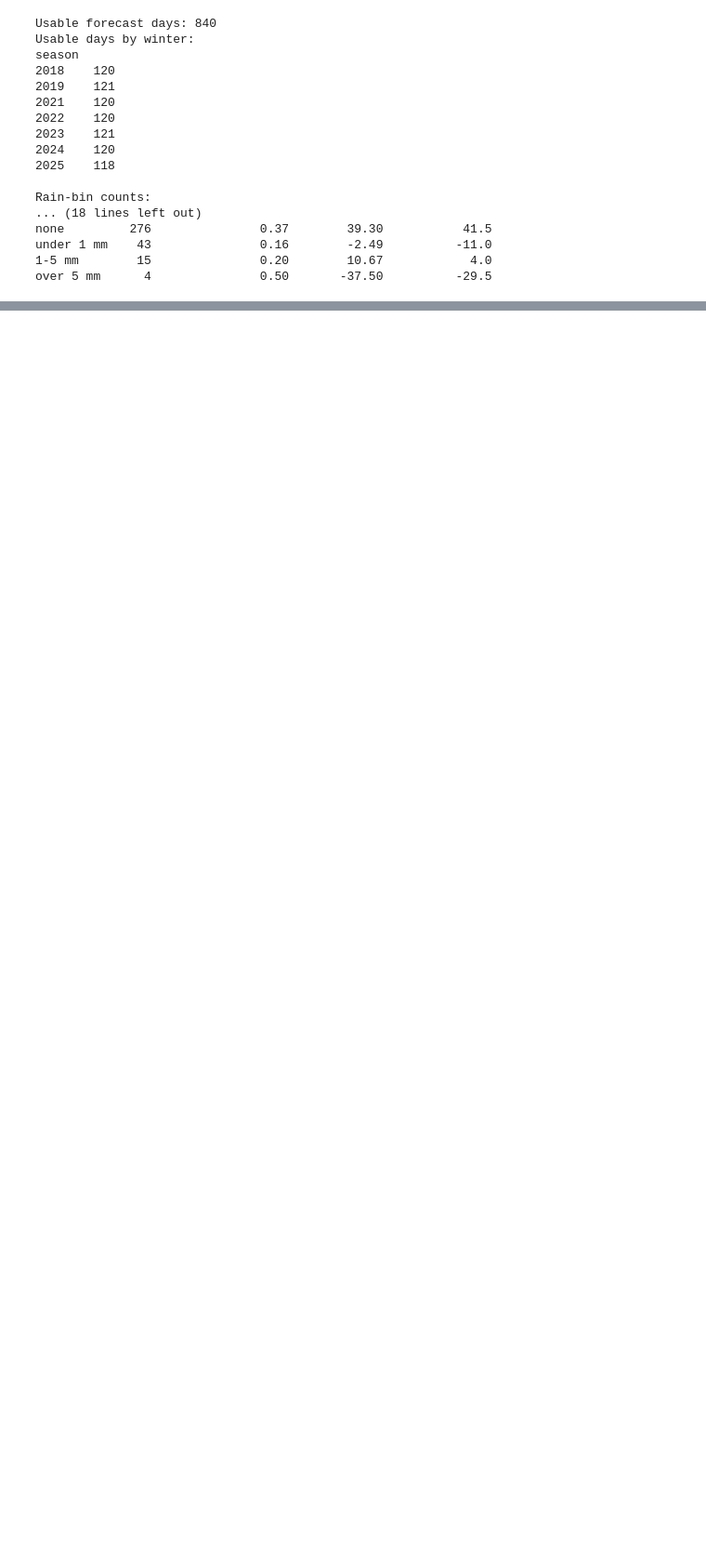
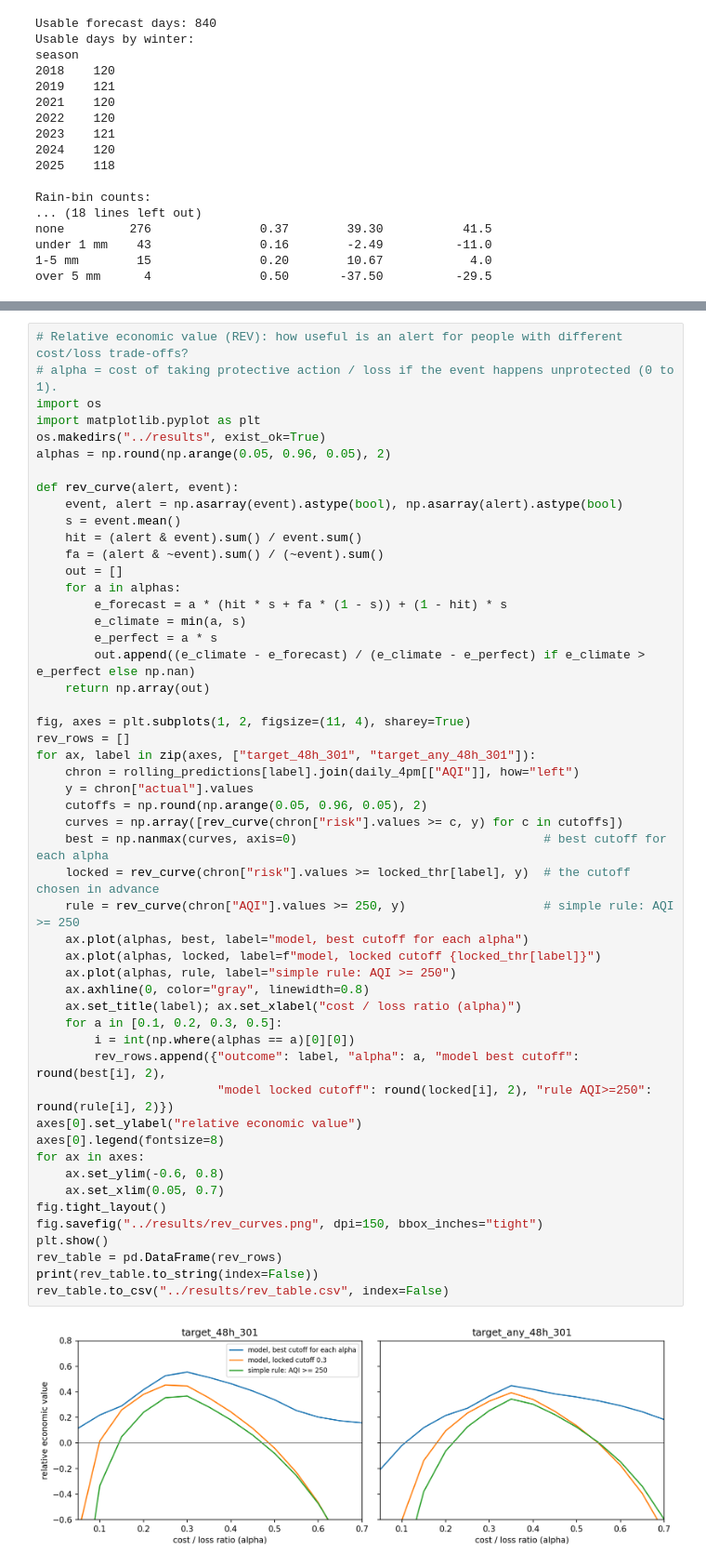
Before and after one commit to texas-ctrl/Delhi-aqi-forecasting, a Jupyter notebook: notebooks/03_baselines_and_models.ipynb, the cells around one changed output, grey strips where cells are left out. Shown at 93% size. Cells and saved outputs as stored; diff of their text form; blank space fills up the shorter version.

Commit message:
Add clearance and decision value analyses

```diff
--- a/notebooks/03_baselines_and_models.ipynb
+++ b/notebooks/03_baselines_and_models.ipynb
@@ -1088,0 +1143,53 @@ over 5 mm      4               0.50       -37.50          -29.5
+# %%
+# Relative economic value (REV): how useful is an alert for people with different cost/loss trade-offs?
+# alpha = cost of taking protective action / loss if the event happens unprotected (0 to 1).
+import os
+import matplotlib.pyplot as plt
+os.makedirs("../results", exist_ok=True)
+alphas = np.round(np.arange(0.05, 0.96, 0.05), 2)
+
+def rev_curve(alert, event):
+    event, alert = np.asarray(event).astype(bool), np.asarray(alert).astype(bool)
+    s = event.mean()
+    hit = (alert & event).sum() / event.sum()
+    fa = (alert & ~event).sum() / (~event).sum()
+    out = []
+    for a in alphas:
+        e_forecast = a * (hit * s + fa * (1 - s)) + (1 - hit) * s
+        e_climate = min(a, s)
+        e_perfect = a * s
+        out.append((e_climate - e_forecast) / (e_climate - e_perfect) if e_climate > e_perfect else np.nan)
+    return np.array(out)
+
+fig, axes = plt.subplots(1, 2, figsize=(11, 4), sharey=True)
+rev_rows = []
+for ax, label in zip(axes, ["target_48h_301", "target_any_48h_301"]):
+    chron = rolling_predictions[label].join(daily_4pm[["AQI"]], how="left")
+    y = chron["actual"].values
+    cutoffs = np.round(np.arange(0.05, 0.96, 0.05), 2)
+    curves = np.array([rev_curve(chron["risk"].values >= c, y) for c in cutoffs])
+    best = np.nanmax(curves, axis=0)                                  # best cutoff for each alpha
+    locked = rev_curve(chron["risk"].values >= locked_thr[label], y)  # the cutoff chosen in advance
+    rule = rev_curve(chron["AQI"].values >= 250, y)                   # simple rule: AQI >= 250
+    ax.plot(alphas, best, label="model, best cutoff for each alpha")
+    ax.plot(alphas, locked, label=f"model, locked cutoff {locked_thr[label]}")
+    ax.plot(alphas, rule, label="simple rule: AQI >= 250")
+    ax.axhline(0, color="gray", linewidth=0.8)
+    ax.set_title(label); ax.set_xlabel("cost / loss ratio (alpha)")
+    for a in [0.1, 0.2, 0.3, 0.5]:
+        i = int(np.where(alphas == a)[0][0])
+        rev_rows.append({"outcome": label, "alpha": a, "model best cutoff": round(best[i], 2),
+                         "model locked cutoff": round(locked[i], 2), "rule AQI>=250": round(rule[i], 2)})
+axes[0].set_ylabel("relative economic value")
+axes[0].legend(fontsize=8)
+for ax in axes:
+    ax.set_ylim(-0.6, 0.8)
+    ax.set_xlim(0.05, 0.7)
+fig.tight_layout()
+fig.savefig("../results/rev_curves.png", dpi=150, bbox_inches="tight")
+plt.show()
+rev_table = pd.DataFrame(rev_rows)
+print(rev_table.to_string(index=False))
+rev_table.to_csv("../results/rev_table.csv", index=False)
+# %% [output]
+[figure, added]
```
Also changed, not shown: parts of 5 cells of this notebook, 5 other files.
